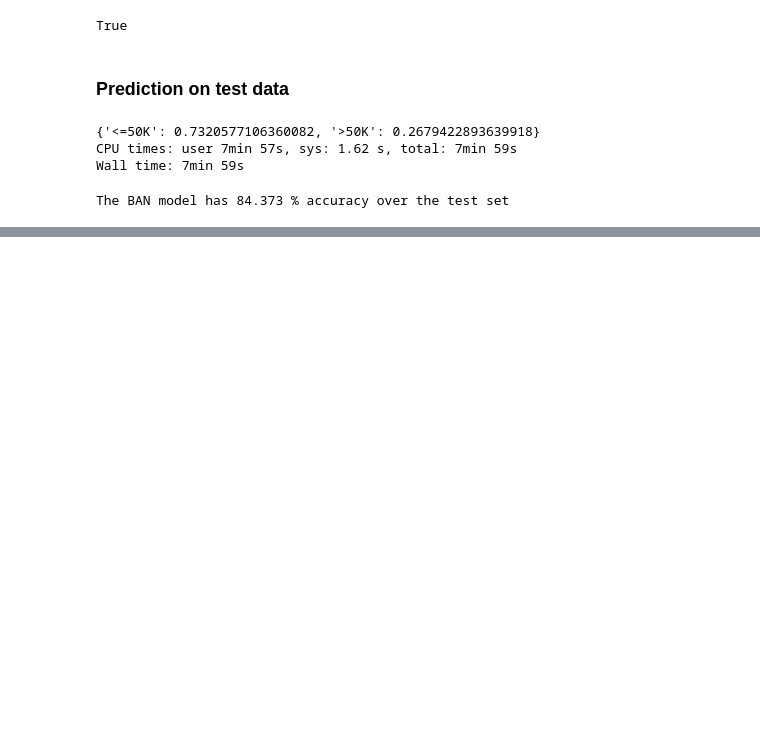
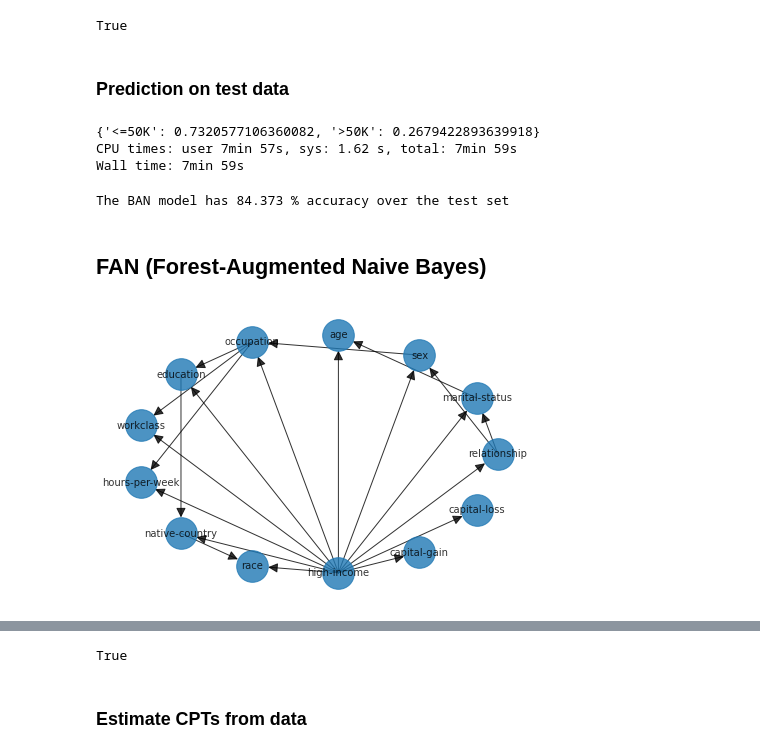
Before and after one commit to Wadaboa/bayesian-net-classifier, a Jupyter notebook: classify.ipynb, the cells around one changed output, grey strips where cells are left out. Cells and saved outputs as stored; diff of their text form; code cells hidden in the pictures; blank space fills up the shorter version.

Commit message:
add fan model

```diff
--- a/classify.ipynb
+++ b/classify.ipynb
@@ -459,3 +464,14 @@ ban_accuracy = accuracy(test[target_variable], ban_results)
 print(f'The BAN model has {round(ban_accuracy, 3)} % accuracy over the test set')
 # %% [output]
 The BAN model has 84.373 % accuracy over the test set
+# %% [markdown]
+## FAN (Forest-Augmented Naive Bayes)
+# %%
+%%time
+fan_estimator = ForestAugmentedNaiveBayesSearch(data=df, class_node=target_variable)
+fan_structure = fan_estimator.estimate()
+fan_model = BayesianModel(fan_structure.edges)
+nx.draw_circular(fan_model, with_labels=True, arrowsize=20, node_size=1000, font_size=10, alpha=0.8)
+plt.show()
+# %% [output]
+[figure, added]
@@ -461,0 +480,8 @@ The BAN model has 84.373 % accuracy over the test set
+# %%
+tree_check = fan_structure.copy()
+tree_check.remove_node(target_variable)
+nx.is_forest(tree_check)
+# %% [output]
+True
+# %% [markdown]
+### Estimate CPTs from data
```
Also changed, not shown: parts of 11 cells of this notebook, 1 other file.
